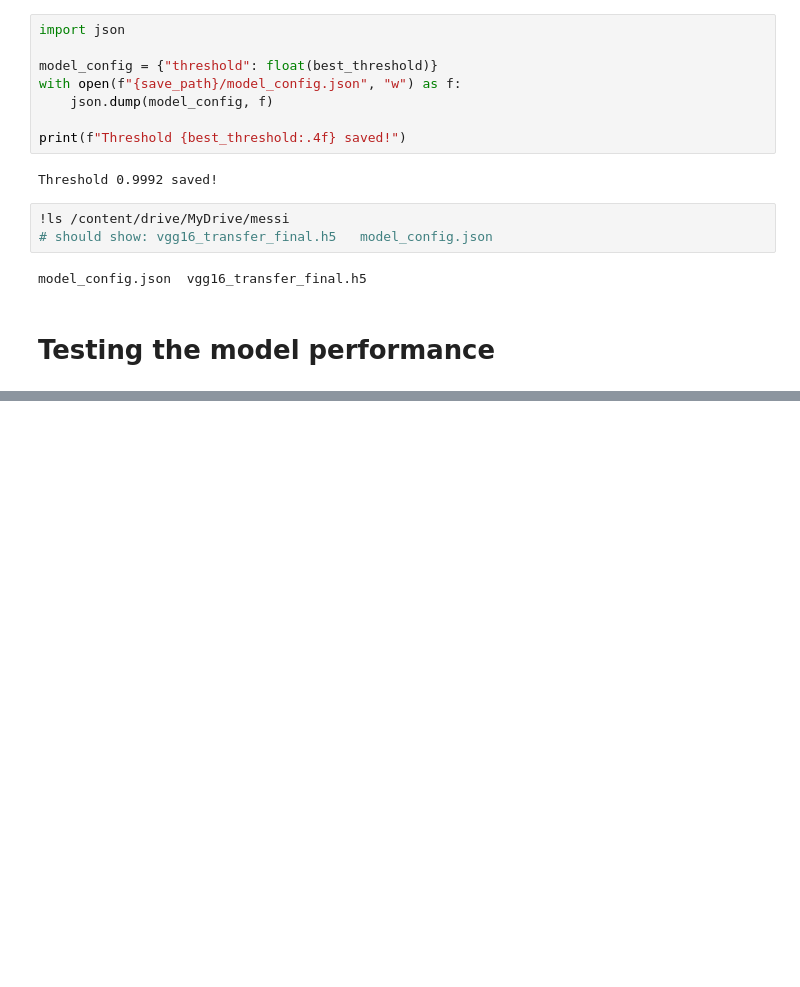
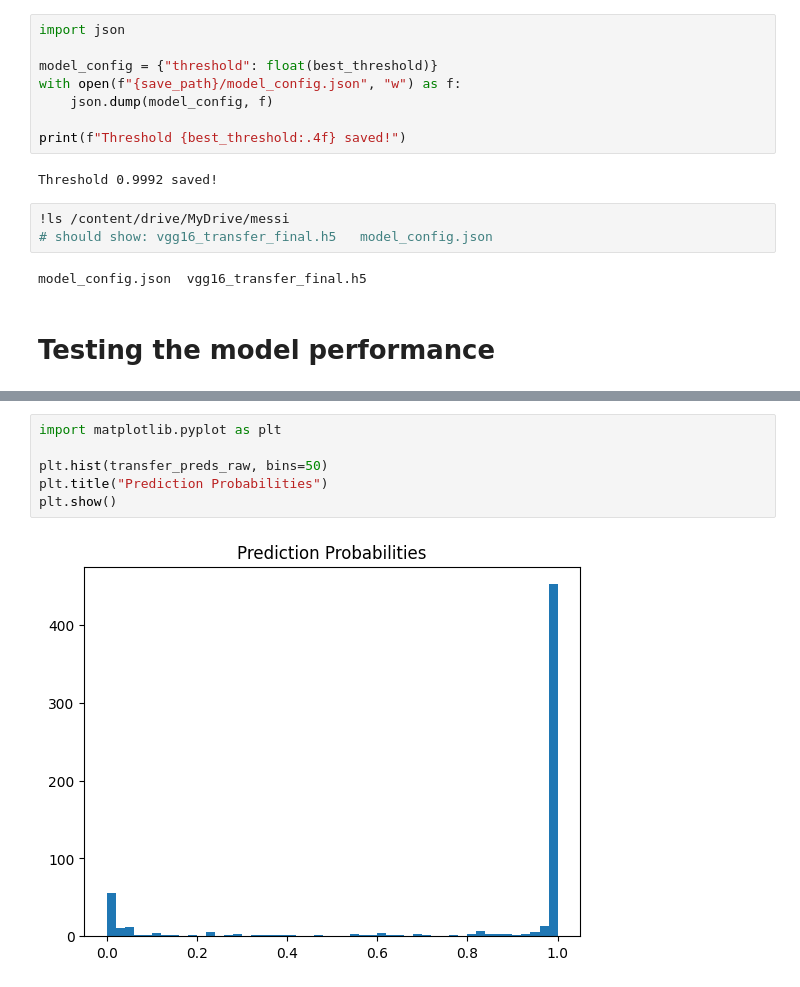
Before and after one commit to yusuf-codes10/deep-learining-project, a Jupyter notebook: transfer_model.ipynb, the cells around one changed output, grey strips where cells are left out. Drawn from its saved outputs; the diff is of its cells as text; blank space fills up the shorter version.

Commit message:
Final version of transfer model we keep it.

```diff
--- a/transfer_model.ipynb
+++ b/transfer_model.ipynb
@@ -588,0 +601,8 @@ print('hello')
+# %%
+import matplotlib.pyplot as plt
+
+plt.hist(transfer_preds_raw, bins=50)
+plt.title("Prediction Probabilities")
+plt.show()
+# %% [output]
+[figure, added]
```
Also changed, not shown: parts of 19 cells of this notebook.
